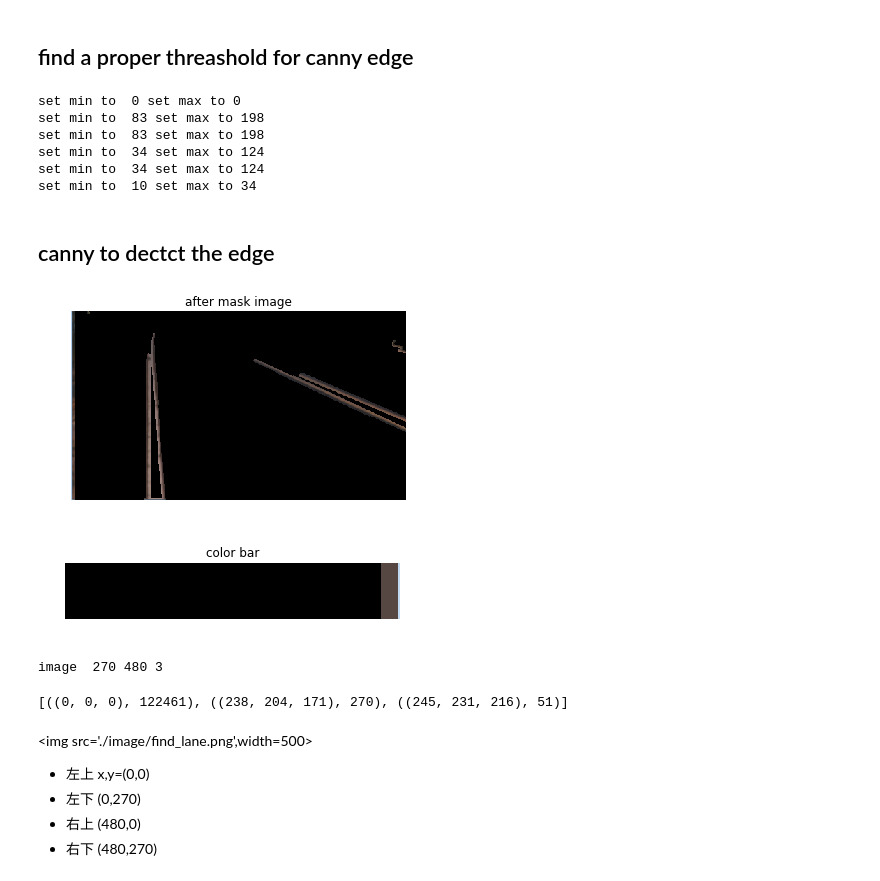
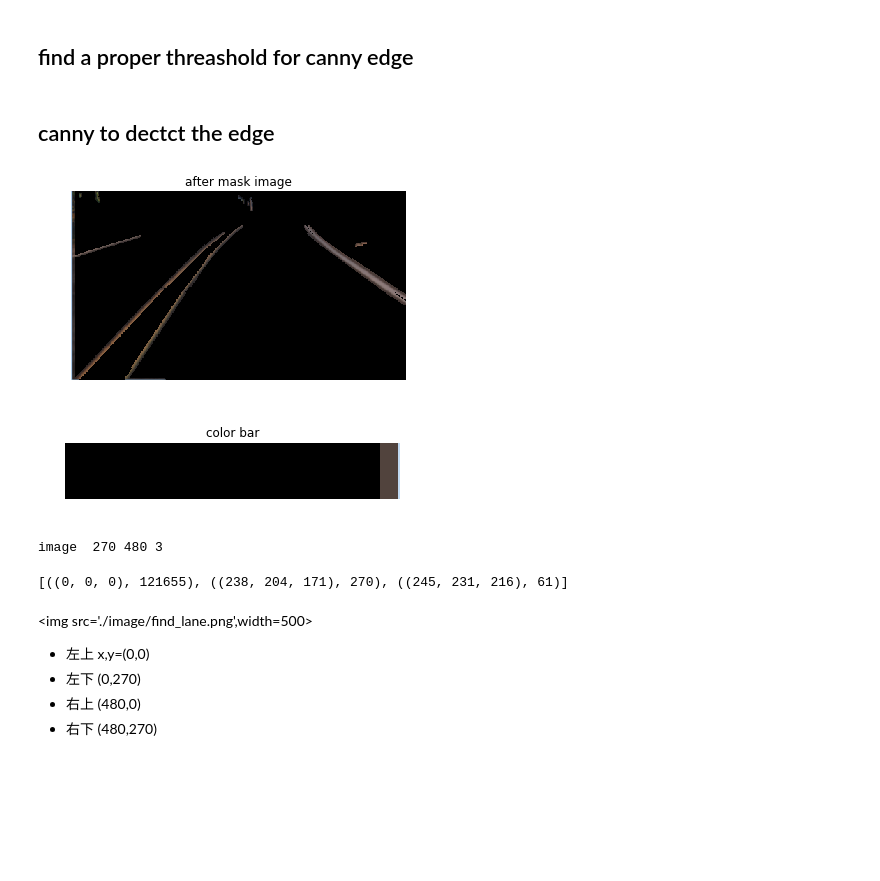
Before and after one commit to xiaoli-chen/GTA5, a Jupyter notebook: lane extraction.ipynb, the cells around one changed output. Saved outputs shown, nothing was run; the diff lists cells and outputs as text; code cells hidden in the pictures; blank space fills up the shorter version.

```diff
--- a/lane extraction.ipynb
+++ b/lane extraction.ipynb
@@ -85,7 +85,7 @@ def draw_lines(img,lines):
         coords = line[0]
         cv2.line(img, (coords[0], coords[1]), (coords[2], coords[3]), [255,255,255], 3)
 # %%
-img, action = get_saved_data(10)
+img, action = get_saved_data(120)
 processed_img = cv2.Canny(img, threshold1=200, threshold2=300)
 #processed_img = cv2.Canny(gray_img, threshold1=200, threshold2=300)
 processed_img = cv2.GaussianBlur(processed_img, (3,3), 0 )
@@ -230,7 +230,7 @@ image  50 300 3
 def nothing(x):
     pass
 # %%
-img_noblur = train_data[10][0]
+img_noblur = train_data[120][0]
 #img = cv2.blur(img_noblur, (7,7))
 gray_img = cv2.cvtColor(img_noblur, cv2.COLOR_BGR2GRAY)
 canny_edge = cv2.Canny(gray_img, 0, 0)
@@ -255,13 +255,6 @@ while(1):
     if cv2.waitKey(0) & 0xFF == ord('q'):
         cv2.destroyAllWindows()
         break
-# %% [output]
-set min to  0 set max to 0
-set min to  83 set max to 198
-set min to  83 set max to 198
-set min to  34 set max to 124
-set min to  34 set max to 124
-set min to  10 set max to 34
 # %% [markdown]
 ## canny to dectct the edge
 # %%
@@ -290,7 +283,7 @@ def destroy_win():
             cv2.destroyAllWindows()
             break
 # %%
-img, action = get_saved_data(10)
+img, action = get_saved_data(120)
 display_image_win('window',img)
 new_screen, hlines= detect_edge(img)
 #display_image_win('window2',gray_img)
@@ -302,36 +295,36 @@ destroy_win()
 # %%
 #https://www.pyimagesearch.com/2014/08/04/opencv-python-color-detection/
 ret, mask = cv2.threshold(new_screen, 10, 255, cv2.THRESH_BINARY)
 img2_fg = cv2.bitwise_and(img,img,mask = mask)
 #
 rgb_img = show_rgb_img(img2_fg,"after mask image")
 
 shaped_image = rgb_img.reshape((rgb_img.shape[0] * rgb_img.shape[1], 3))
 
 clt = KMeans(n_clusters = 3)
 clt.fit(shaped_image)
 hist = centroid_histogram(clt)
 bar = plot_colors(hist, clt.cluster_centers_)
 
 # show our color bart
 plt.figure()
 plt.axis("off")
 plt.title("color bar")
 plt.imshow(bar)
 plt.show()
 
 #try_img=bar
 #try_img= try_img.astype(np.uint8)
 
 height, width, channels = rgb_img.shape
 print("image ", height, width,channels)
-all_count,top_two = count_color(width, height, rgb_img)
-top_two
+all_count,top_three = count_color(width, height, rgb_img)
+top_three
 # %% [output]
-[figure, old version]
+[figure, new version]
 [figure]
 image  270 480 3
-[((0, 0, 0), 122461), ((238, 204, 171), 270), ((245, 231, 216), 51)]
+[((0, 0, 0), 121655), ((238, 204, 171), 270), ((245, 231, 216), 61)]
 # %%
 def draw_lanes(img, lines, color=[0, 255, 255], thickness=3):
 
```
Also changed, not shown: parts of 5 cells of this notebook.
